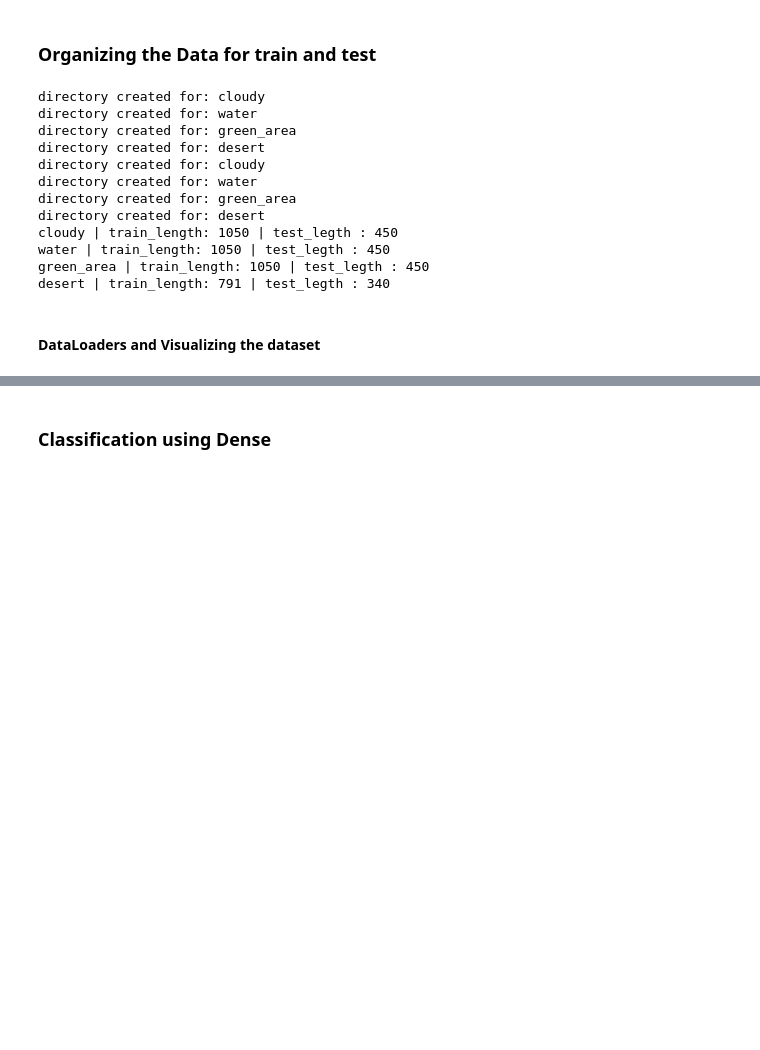
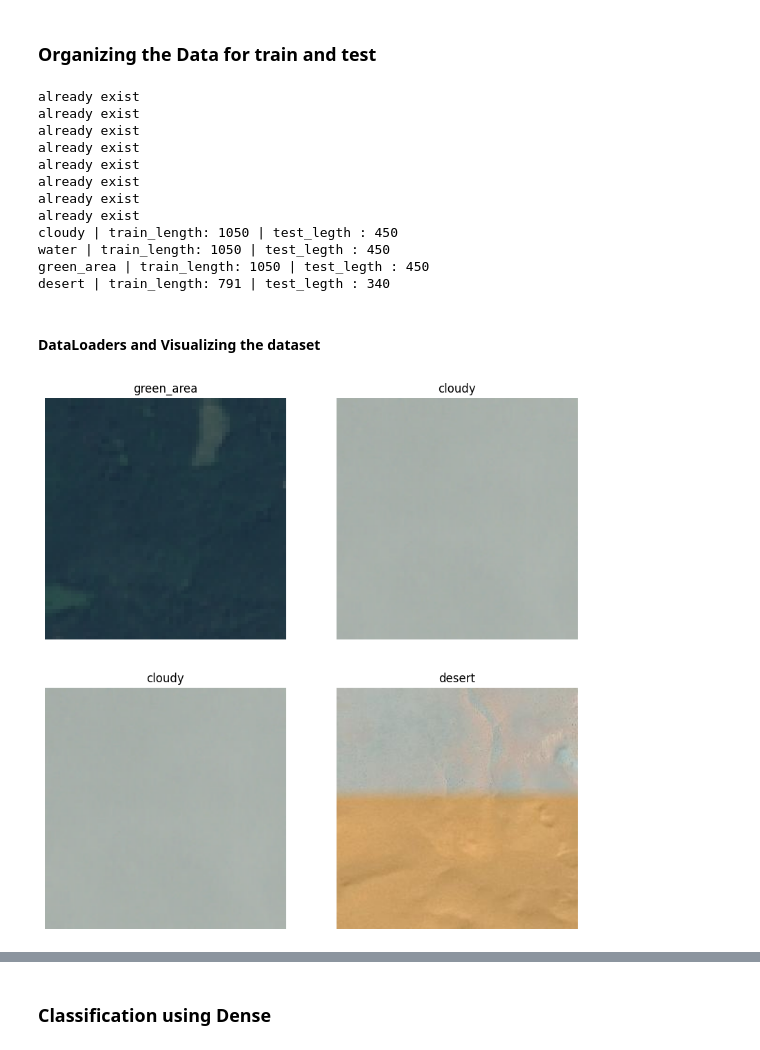
Before and after one commit to mukul05031997/ML-and-DL, a Jupyter notebook: project2/project2.ipynb, the cells around one changed output, grey strips where cells are left out. Drawn from its saved outputs; the diff is of its cells as text; code cells hidden in the pictures; blank space fills up the shorter version.

```diff
--- a/project2/project2.ipynb
+++ b/project2/project2.ipynb
@@ -70,24 +69,42 @@ for each in classes:
     print(f'{each} | train_length: {len(train_data)} | test_legth : {len(test_data)}')
 
     #copyinf each file to respected class folder
-    for train_sample in train_data:
-        shutil.copy(src= dataset_path + each + '/' + train_sample,dst= train_dir + '/' + each + '/' + train_sample)
-
-    for test_sample in test_data:
-        shutil.copy(src= dataset_path + each + '/' + test_sample,dst= test_dir + '/' + each + '/' + test_sample)
+    if len(os.listdir(train_dir + '/' + each)) == 0:
+        for train_sample in train_data:
+            shutil.copy(src= dataset_path + each + '/' + train_sample,dst= train_dir + '/' + each + '/' + train_sample)
+    if len(os.listdir(test_dir + '/' + each)) == 0:
+        for test_sample in test_data:
+            shutil.copy(src= dataset_path + each + '/' + test_sample,dst= test_dir + '/' + each + '/' + test_sample)
 # %% [output]
-directory created for: cloudy
-directory created for: water
-directory created for: green_area
-directory created for: desert
-directory created for: cloudy
-directory created for: water
-directory created for: green_area
-directory created for: desert
+already exist
+already exist
+already exist
+already exist
+already exist
+already exist
+already exist
+already exist
 cloudy | train_length: 1050 | test_legth : 450
 water | train_length: 1050 | test_legth : 450
 green_area | train_length: 1050 | test_legth : 450
 desert | train_length: 791 | test_legth : 340
 # %% [markdown]
 #### DataLoaders and Visualizing the dataset
+# %%
+#visualising the dataset
+rows = 2
+cols = 2
+plt.figure(figsize=(10,10))
+for i in range(len(classes)):
+    rdx_idx = np.random.randint(0, len(classes))
+    cls = classes[rdx_idx]
+    img_list = os.listdir(train_dir + '/' + cls + '/')
+    image = img_list[rdx_idx]
+    image = mpimg.imread(train_dir + '/' + cls + '/' + image)
+    plt.subplot(rows,cols, i+1)
+    plt.imshow(image)
+    plt.axis(False)
+    plt.title(cls)
+# %% [output]
+[figure, added]
 # %%
```
Also changed, not shown: parts of 7 cells of this notebook.
